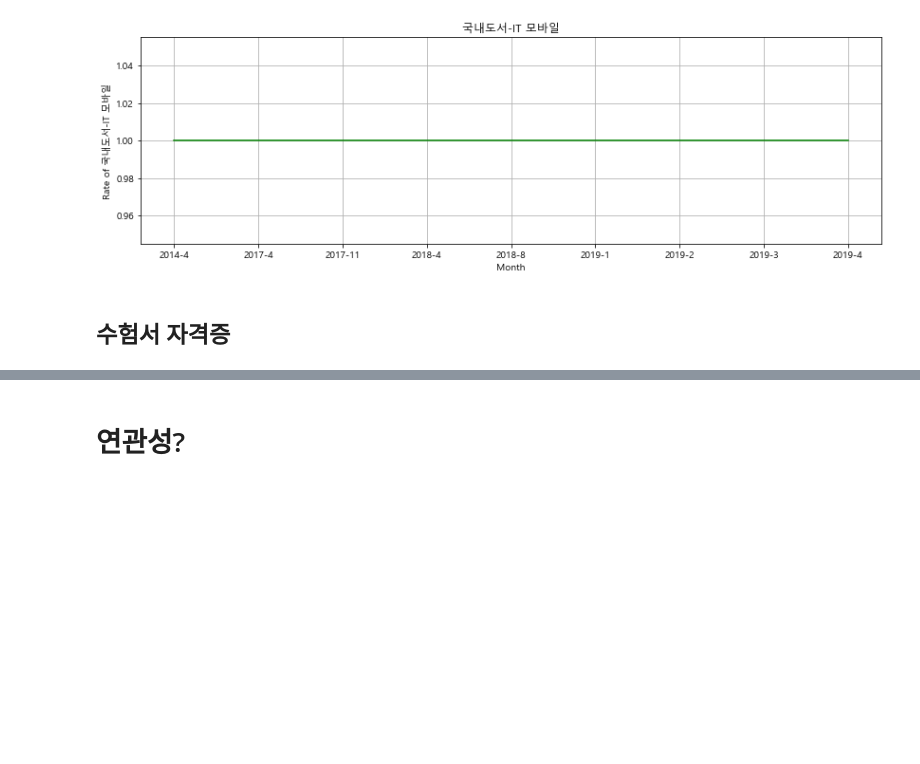
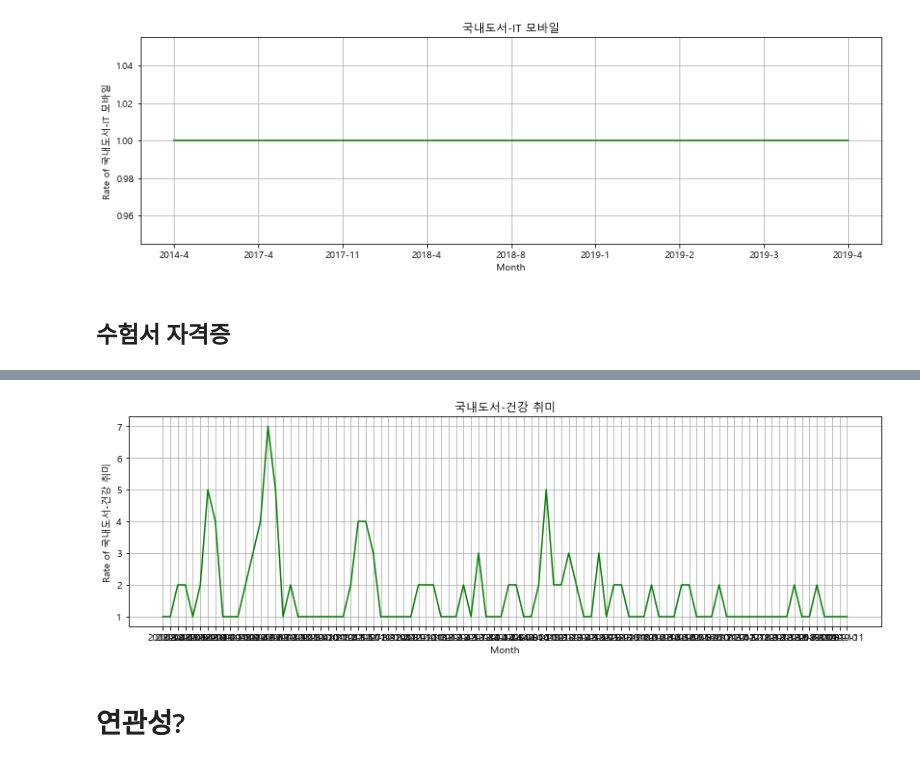
Before and after one commit to twg12/Bestseller-Analysis, a Jupyter notebook: Yes24 Bestseller/Total.ipynb, the cells around one changed output, grey strips where cells are left out. Cells and saved outputs as stored; diff of their text form; code cells hidden in the pictures; blank space fills up the shorter version.

```diff
--- a/Yes24 Bestseller/Total.ipynb
+++ b/Yes24 Bestseller/Total.ipynb
@@ -955,3 +974,20 @@ plt.show()
+# %%
+Wellbeing = Yes24[Yes24["관리분류"] == '국내도서-건강 취미'].groupby(['Year', 'Month']).size().reset_index()
+Wellbeing = Wellbeing.rename(columns={0: "건강 취미"})
+Wellbeing['Time-period'] = Wellbeing['Year'].astype(str) + '-' + Wellbeing['Month'].astype(str)
+# %%
+x = Wellbeing['Time-period']
+y = Wellbeing["건강 취미"]
+
+plt.plot(x, y, color='g')
+
+plt.title('국내도서-건강 취미')
+plt.xlabel('Month')
+plt.ylabel('Rate of 국내도서-건강 취미')
+
+plt.show()
+# %% [output]
+[figure, added]
 # %% [markdown]
 # 연관성?
 # %%
```
Also changed, not shown: parts of 7 cells of this notebook, 1 other file.
